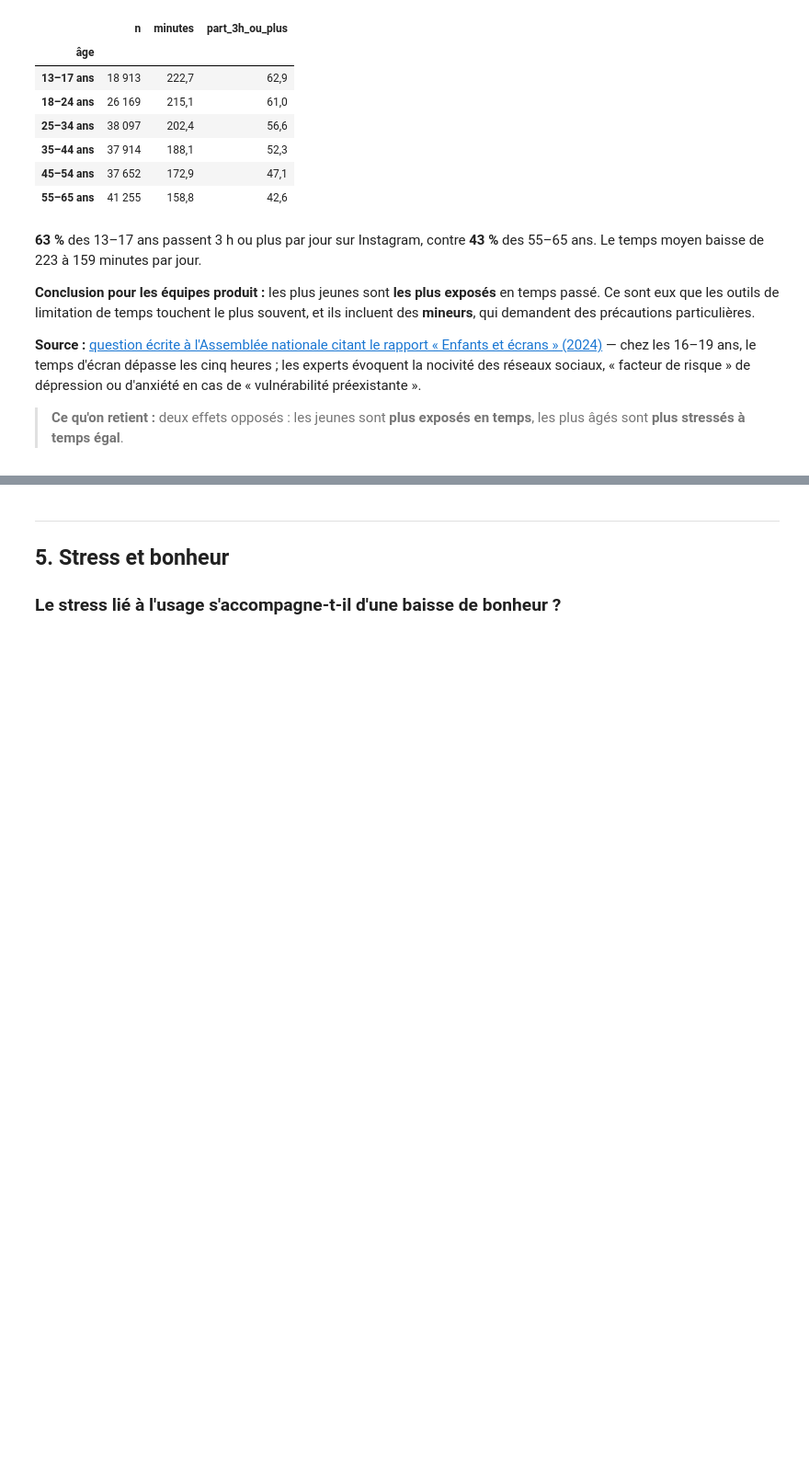
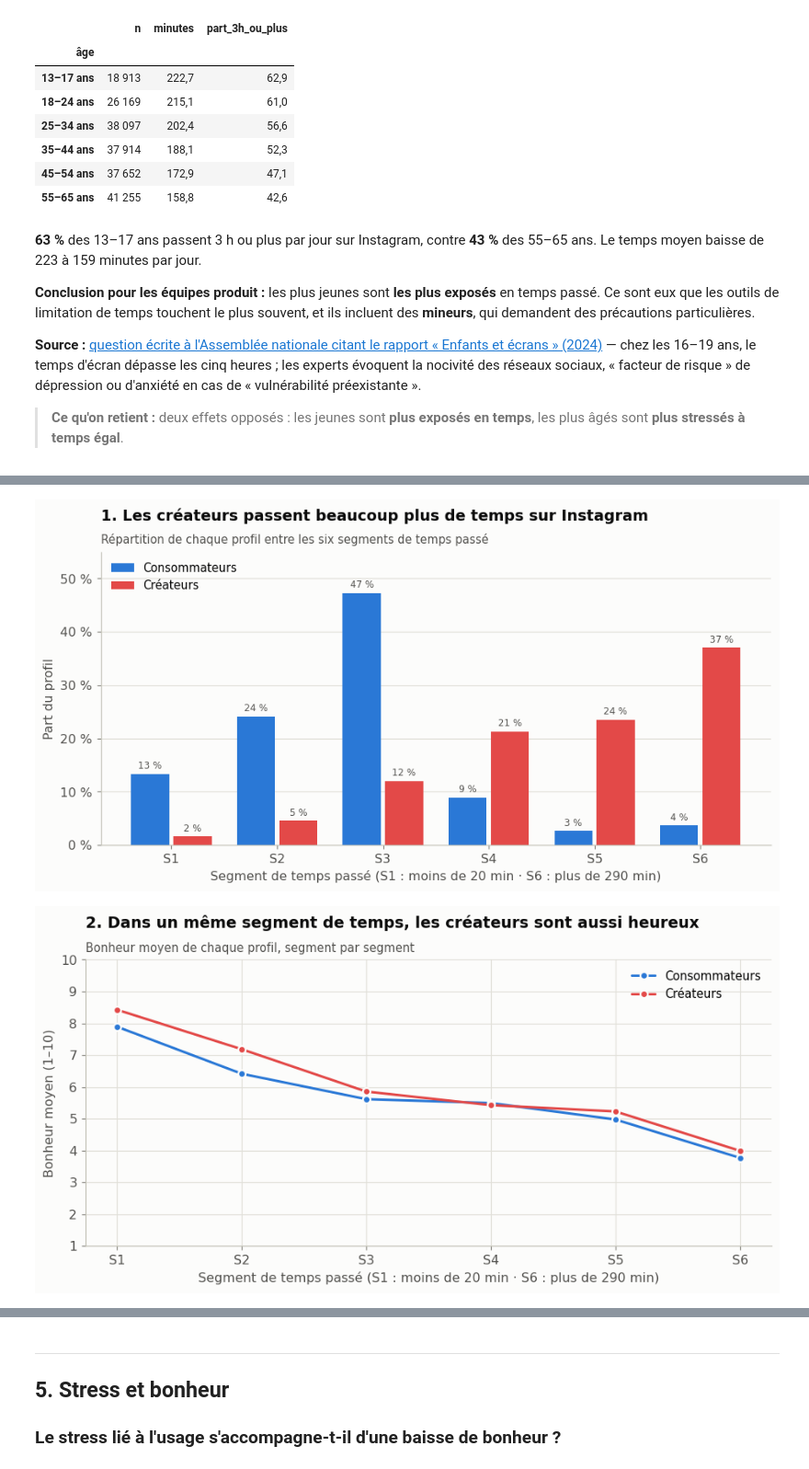
Before and after one commit to manondesclaux/Rush-4-Segmentation-Instagram, a Jupyter notebook: notebook_Instagram_final.ipynb, the cells around one changed output, grey strips where cells are left out. Shown at 92% size. Drawn from its saved outputs; the diff is of its cells as text; code cells hidden in the pictures; blank space fills up the shorter version.

```diff
--- a/notebook_Instagram_final.ipynb
+++ b/notebook_Instagram_final.ipynb
@@ -846,0 +793,47 @@ afficher(agreger(df, "tranche_age", publications_par_semaine=("posts_created_per
+# %%
+PROFILS_PUBLICATION = ["Consommateur (0 à 3 publications)", "Intermédiaire (4 à 7)", "Créateur (8 et plus)"]
+df["profil_publication"] = pd.cut(df["posts_created_per_week"], [-1, 3, 7, 1000], labels=PROFILS_PUBLICATION)
+df["bonheur_temps_age_egaux"] = a_temps_egal(df, BONHEUR, "tranche_10min_age")
+df["stress_temps_age_egaux"] = a_temps_egal(df, STRESS, "tranche_10min_age")
+createurs = agreger(df, "profil_publication", age=("age", "mean"), minutes=(TEMPS, "mean"), bonheur=(BONHEUR, "mean"),
+                    tres_heureux=("tres_heureux", lambda s: s.mean() * 100), tres_malheureux=("tres_malheureux", lambda s: s.mean() * 100),
+                    stress=(STRESS, "mean"), bonheur_egal=("bonheur_temps_age_egaux", "mean"), stress_egal=("stress_temps_age_egaux", "mean"))
+createurs.insert(1, "part", createurs["n"] / len(df) * 100)
+
+NOMS_CC = {"Consommateur (0 à 3 publications)": "Consommateurs", "Créateur (8 et plus)": "Créateurs"}
+cc = df.loc[df["profil_publication"].isin(list(NOMS_CC)), ["profil_publication", "segment", STRESS, BONHEUR]]
+cc["profil"] = cc["profil_publication"].astype(str).map(NOMS_CC)
+repartition = pd.crosstab(cc["profil"], cc["segment"], normalize="index").mul(100)[SEGMENTS]
+bonheur_cc = agreger(cc, ["profil", "segment"], bonheur=(BONHEUR, "mean"))["bonheur"].unstack("segment")[SEGMENTS]
+
+fig, ax = plt.subplots(figsize=(10, 4.4))
+barres_groupees(ax, repartition.T.set_axis(COURTS), [BLEU, ROUGE], decimales=0, suffixe=" %")
+ax.set_ylim(0, 55)
+ax.yaxis.set_major_formatter(FORMAT_POURCENT)
+ax.set_xlabel("Segment de temps passé (S1 : moins de 20 min · S6 : plus de 290 min)")
+ax.set_ylabel("Part du profil")
+ax.legend(loc="upper left")
+titrer(ax, "1. Les créateurs passent beaucoup plus de temps sur Instagram",
+       "Répartition de chaque profil entre les six segments de temps passé")
+plt.show()
+
+fig, ax = plt.subplots(figsize=(10, 4.2))
+positions = np.arange(len(COURTS))
+for profil, couleur in zip(bonheur_cc.index, [BLEU, ROUGE]):
+    ax.plot(positions, bonheur_cc.loc[profil], color=couleur, marker="o", markersize=6, markeredgecolor=SURFACE,
+            markeredgewidth=1.5, label=profil)
+ax.set_xticks(positions, COURTS)
+ax.set_ylim(1, 10)
+ax.set_xlabel("Segment de temps passé (S1 : moins de 20 min · S6 : plus de 290 min)")
+ax.set_ylabel("Bonheur moyen (1–10)")
+ax.legend(loc="upper right")
+titrer(ax, "2. Dans un même segment de temps, les créateurs sont aussi heureux",
+       "Bonheur moyen de chaque profil, segment par segment")
+plt.show()
+
+afficher(createurs[["part", "age", "minutes", "bonheur", "tres_heureux", "tres_malheureux", "stress"]].rename(columns={
+    "part": "part des utilisateurs (%)", "age": "âge moyen", "minutes": "temps par jour (min)",
+    "tres_heureux": "très heureux (%)", "tres_malheureux": "très malheureux (%)"}).rename_axis("profil"))
+# %% [output]
+[figure, added]
+[figure, added]
```
Also changed, not shown: parts of 24 cells of this notebook, 2 other files.
